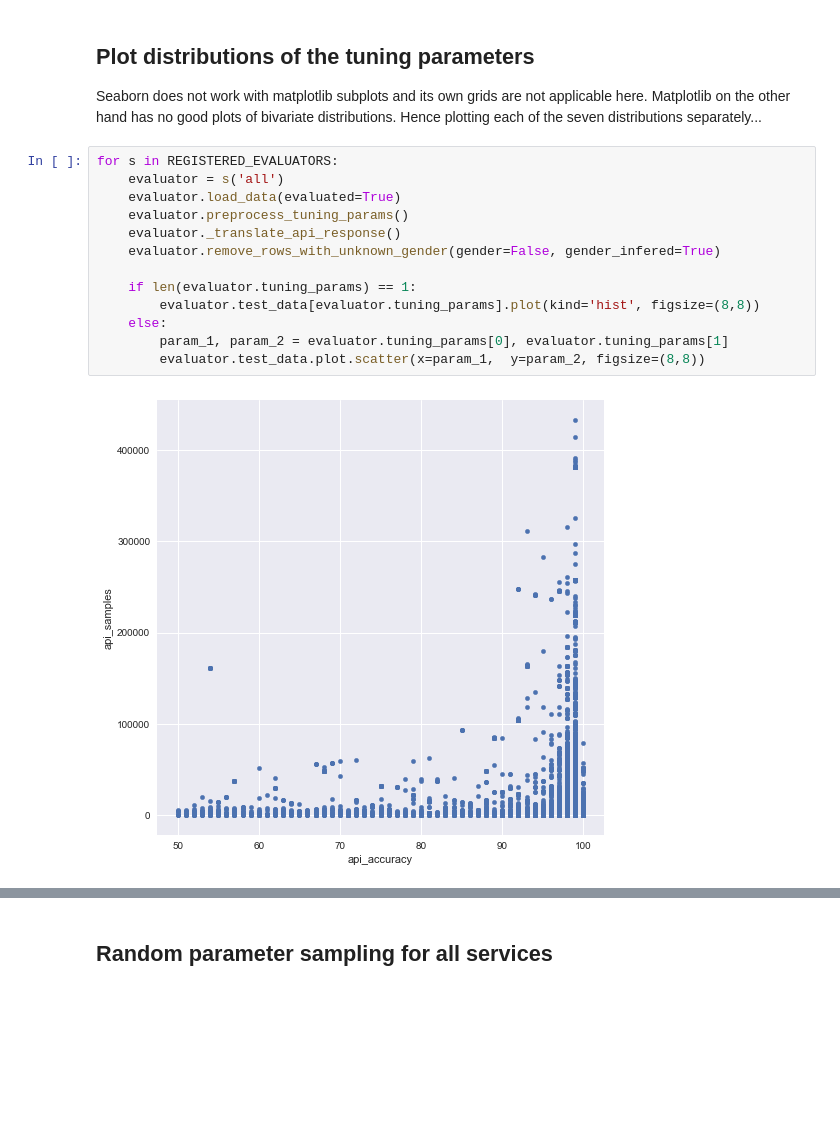
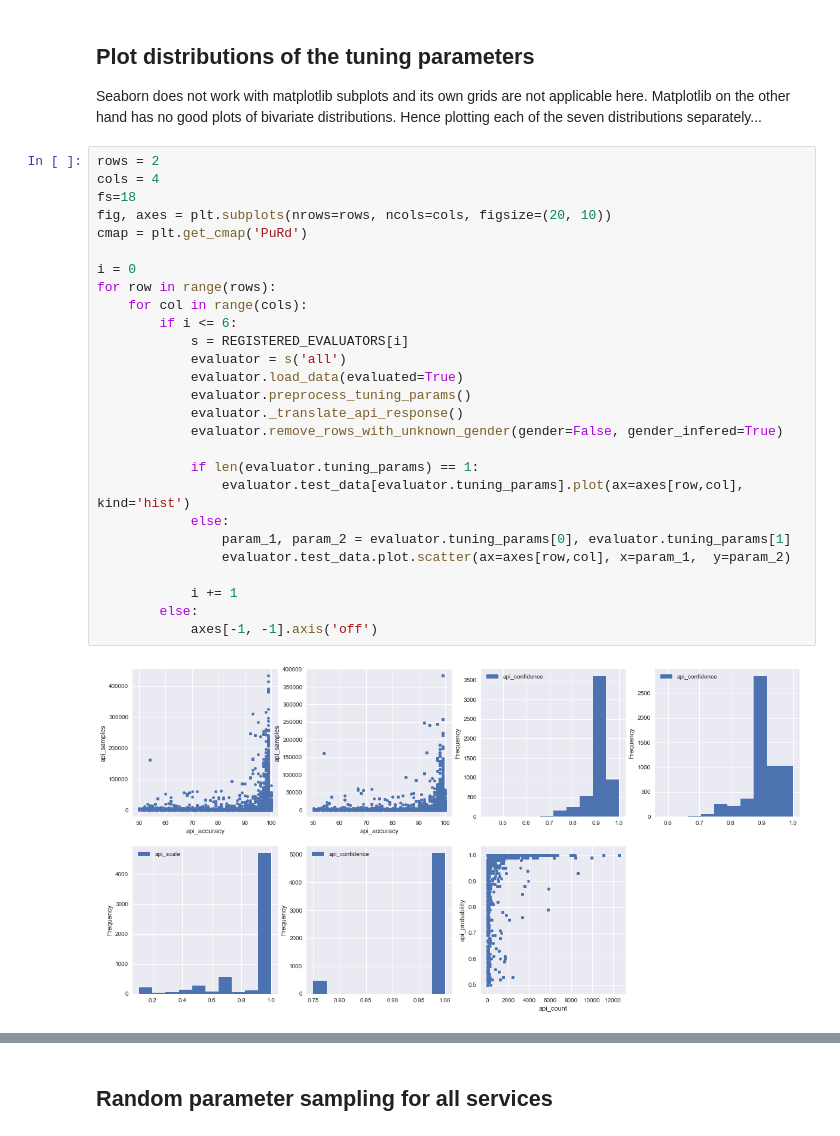
Before and after one commit to GenderGapSTEM-PublicationAnalysis/name_gender_inference, a Jupyter notebook: Parameter_tuning.ipynb, the cells around one changed output, grey strips where cells are left out. Saved outputs shown, nothing was run; the diff lists cells and outputs as text; blank space fills up the shorter version.

```diff
--- a/Parameter_tuning.ipynb
+++ b/Parameter_tuning.ipynb
@@ -95,17 +86,31 @@ df.style.background_gradient(cmap=cm)
 
 Seaborn does not work with matplotlib subplots and its own grids are not applicable here. Matplotlib on the other hand has no good plots of bivariate distributions. Hence plotting each of the seven distributions separately...
 # %%
-for s in REGISTERED_EVALUATORS:
-    evaluator = s('all')
-    evaluator.load_data(evaluated=True)
-    evaluator.preprocess_tuning_params()
-    evaluator._translate_api_response()
-    evaluator.remove_rows_with_unknown_gender(gender=False, gender_infered=True)
+rows = 2
+cols = 4
+fs=18
+fig, axes = plt.subplots(nrows=rows, ncols=cols, figsize=(20, 10))
+cmap = plt.get_cmap('PuRd')
 
-    if len(evaluator.tuning_params) == 1:
-        evaluator.test_data[evaluator.tuning_params].plot(kind='hist', figsize=(8,8))
-    else:
-        param_1, param_2 = evaluator.tuning_params[0], evaluator.tuning_params[1]
-        evaluator.test_data.plot.scatter(x=param_1,  y=param_2, figsize=(8,8))
+i = 0
+for row in range(rows):
+    for col in range(cols):
+        if i <= 6:
+            s = REGISTERED_EVALUATORS[i]
+            evaluator = s('all')
+            evaluator.load_data(evaluated=True)
+            evaluator.preprocess_tuning_params()
+            evaluator._translate_api_response()
+            evaluator.remove_rows_with_unknown_gender(gender=False, gender_infered=True)
+
+            if len(evaluator.tuning_params) == 1:
+                evaluator.test_data[evaluator.tuning_params].plot(ax=axes[row,col], kind='hist')
+            else:
+                param_1, param_2 = evaluator.tuning_params[0], evaluator.tuning_params[1]
+                evaluator.test_data.plot.scatter(ax=axes[row,col], x=param_1,  y=param_2)
+
+            i += 1
+        else:
+            axes[-1, -1].axis('off')
 # %% [output]
-[figure, old version]
+[figure, new version]
```
Also changed, not shown: parts of 25 cells of this notebook, 2 other files.
